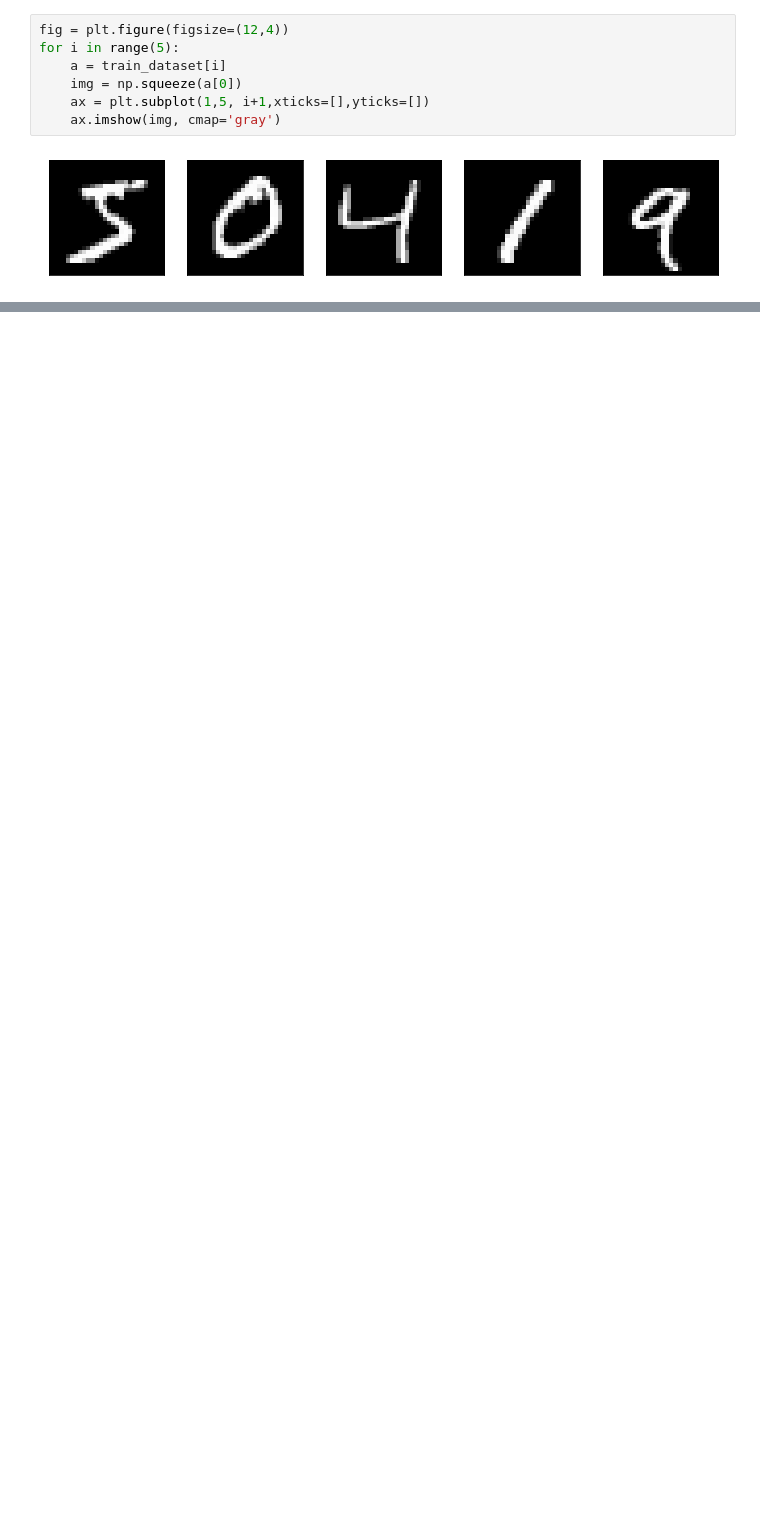
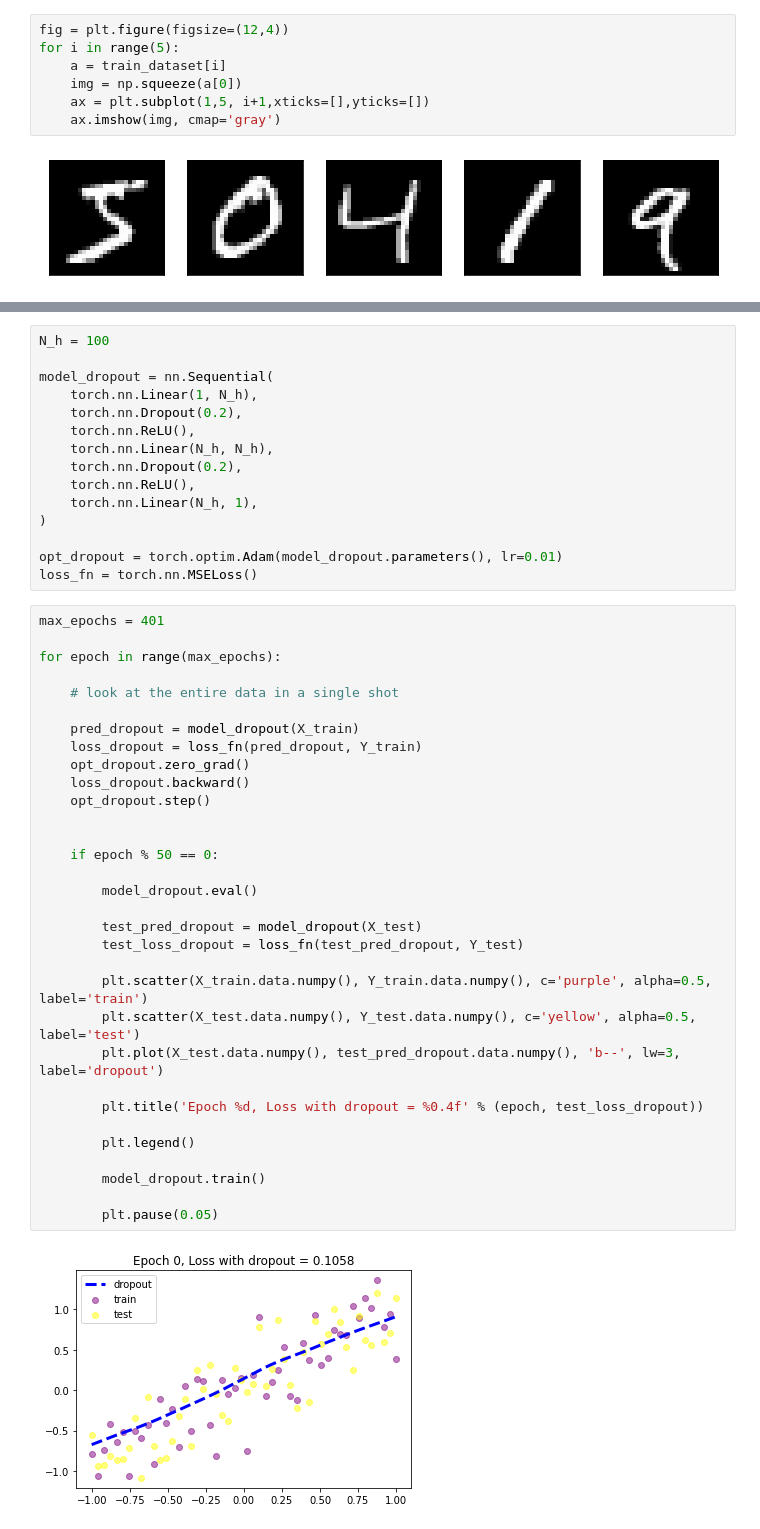
Before and after one commit to rishilss99/Automatic-Neural-Architecture-Design, a Jupyter notebook: CNN_Neuroevolution.ipynb, the cells around one changed output, grey strips where cells are left out. Saved outputs shown, nothing was run; the diff lists cells and outputs as text; blank space fills up the shorter version.

```diff
--- a/CNN_Neuroevolution.ipynb
+++ b/CNN_Neuroevolution.ipynb
@@ -76,0 +282,49 @@ class CNN_Model(nn.Module):
+# %%
+N_h = 100
+
+model_dropout = nn.Sequential(
+    torch.nn.Linear(1, N_h),
+    torch.nn.Dropout(0.2),
+    torch.nn.ReLU(),
+    torch.nn.Linear(N_h, N_h),
+    torch.nn.Dropout(0.2),
+    torch.nn.ReLU(),
+    torch.nn.Linear(N_h, 1),
+)
+
+opt_dropout = torch.optim.Adam(model_dropout.parameters(), lr=0.01)
+loss_fn = torch.nn.MSELoss()
+# %%
+max_epochs = 401
+
+for epoch in range(max_epochs):
+
+    # look at the entire data in a single shot
+
+    pred_dropout = model_dropout(X_train)
+    loss_dropout = loss_fn(pred_dropout, Y_train)
+    opt_dropout.zero_grad()
+    loss_dropout.backward()
+    opt_dropout.step()
+
+
+    if epoch % 50 == 0:
+
+        model_dropout.eval()
+
+        test_pred_dropout = model_dropout(X_test)
+        test_loss_dropout = loss_fn(test_pred_dropout, Y_test)
+
+        plt.scatter(X_train.data.numpy(), Y_train.data.numpy(), c='purple', alpha=0.5, label='train')
+        plt.scatter(X_test.data.numpy(), Y_test.data.numpy(), c='yellow', alpha=0.5, label='test')
+        plt.plot(X_test.data.numpy(), test_pred_dropout.data.numpy(), 'b--', lw=3,  label='dropout')
+
+        plt.title('Epoch %d, Loss with dropout = %0.4f' % (epoch, test_loss_dropout))
+
+        plt.legend()
+
+        model_dropout.train()
+
+        plt.pause(0.05)
+# %% [output]
+[figure, added]
```
Also changed, not shown: parts of 43 cells of this notebook.
